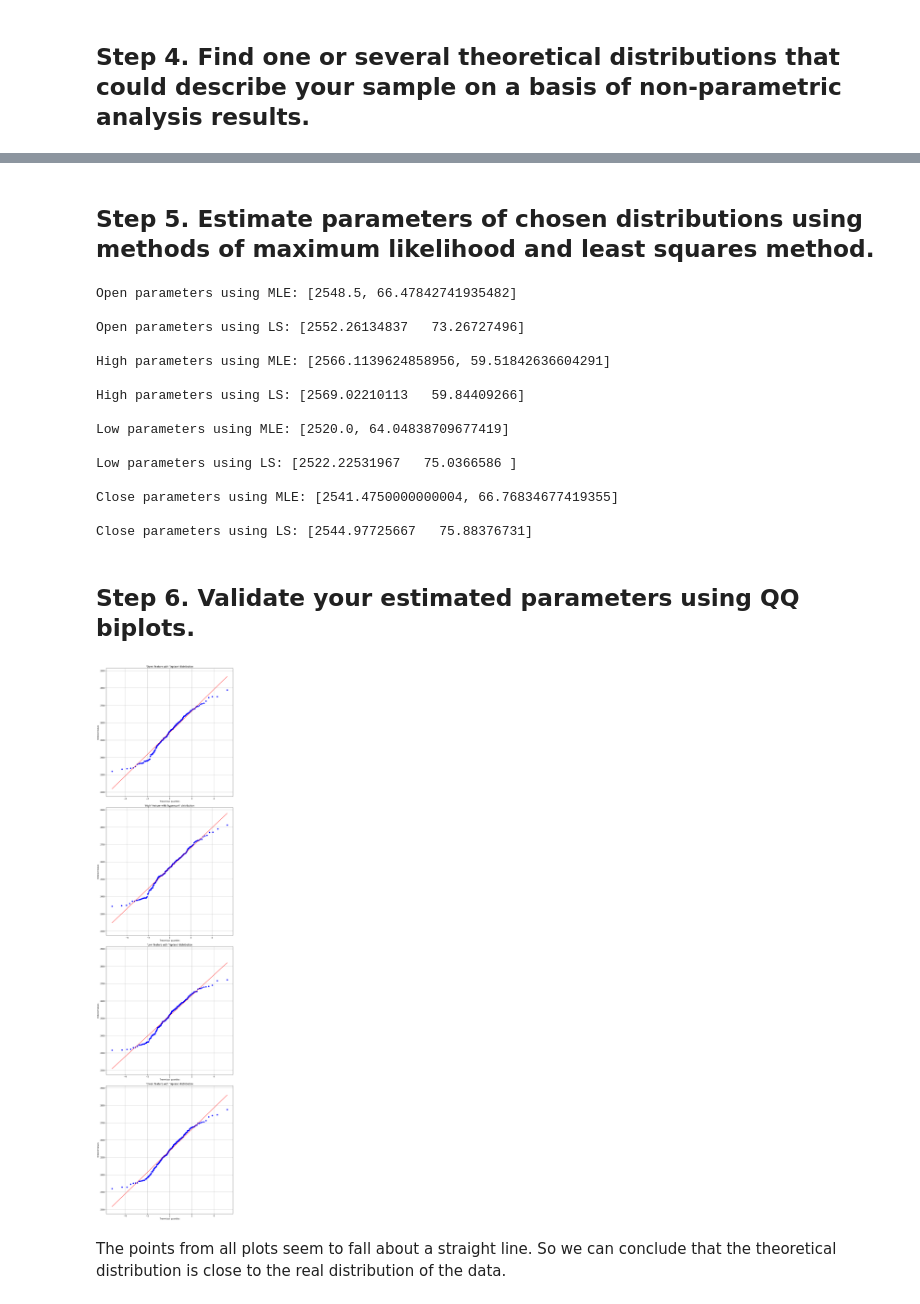
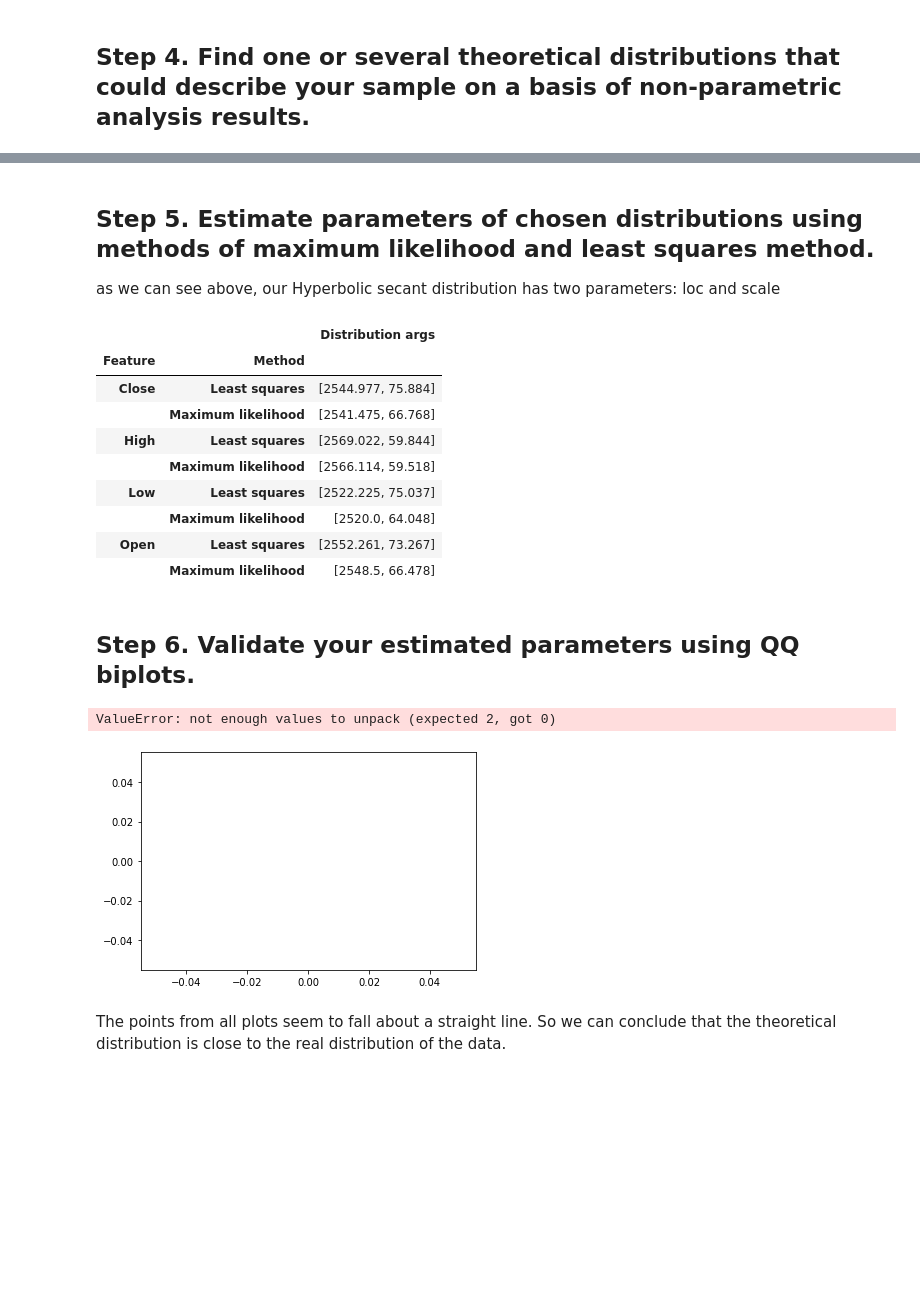
Before and after one commit to semaputnik/multivariate-data-analysis-labs, a Jupyter notebook: Lab_1/code.ipynb, the cells around one changed output, grey strips where cells are left out. Drawn from its saved outputs; the diff is of its cells as text; code cells hidden in the pictures; blank space fills up the shorter version.

```diff
--- a/Lab_1/code.ipynb
+++ b/Lab_1/code.ipynb
@@ -229,8 +288,11 @@ Best distribution for 'Close' feature is 'laplace'
 # %% [markdown]
 ## Step 5. Estimate parameters of chosen distributions using methods of maximum likelihood and least squares method.
+
+as we can see above, our Hyperbolic secant distribution has two parameters: loc and scale
 # %%
 def estimate_params(data, var, distribution):
-    return list(getattr(st, distribution).fit(data[var]))
+    res = list(getattr(st, distribution).fit(data[var]))
+    return [round(i,3) for i in res]
 
 def estimate_params_ls(data, var, distribution, bins=90):
     min_val, max_val = data[var].min(), data[var].max()
@@ -239,54 +301,53 @@ def estimate_params_ls(data, var, distribution, bins=90):
     def f(xdata, loc, scale):
         return getattr(st.distributions, distribution).pdf(xdata, loc=loc, scale=scale)
 
-    p, _ = scipy.optimize.curve_fit(f, xs, dists,
-                                    p0=estimate_params(data, var, distribution),
-                                    maxfev=2000)
-    return p
+    p, _ = curve_fit(f, xs, dists, p0=estimate_params(data, var, distribution), maxfev=2000)
+    return [round(i,3) for i in p]
 # %%
-var_check = {'Open': 'laplace', 'High': 'hypsecant', 'Low': 'laplace', 'Close': 'laplace'}
+features_with_dist = {'Open': 'laplace', 'High': 'hypsecant', 'Low': 'laplace', 'Close': 'laplace'}
+report = pd.DataFrame()
 
-for var, distribution in var_check.items():
-    print(f'{var} parameters using MLE: {estimate_params(df, var, distribution)}\n')
-    print(f'{var} parameters using LS: {estimate_params_ls(df, var, distribution)}\n')
+for var, distribution in features_with_dist.items():
+    res = [[var, 'Maximum likelihood', estimate_params(df, var, distribution)],
+            [var,'Least squares', estimate_params_ls(df, var, distribution)]]
+    report = report.append(res, ignore_index=True)
+
+report.columns = ["Feature", "Method", "Distribution args"]
+report = report.set_index(['Feature', 'Method']).sort_index()
+report
 # %% [output]
-Open parameters using MLE: [2548.5, 66.47842741935482]
-
-Open parameters using LS: [2552.26134837   73.26727496]
-
-High parameters using MLE: [2566.1139624858956, 59.51842636604291]
-
-High parameters using LS: [2569.02210113   59.84409266]
-
-Low parameters using MLE: [2520.0, 64.04838709677419]
-
-Low parameters using LS: [2522.22531967   75.0366586 ]
-
-Close parameters using MLE: [2541.4750000000004, 66.76834677419355]
-
-Close parameters using LS: [2544.97725667   75.88376731]
+|  |  | Distribution args |
+| Feature | Method |  |
+| Close | Least squares | [2544.977, 75.884] |
+|  | Maximum likelihood | [2541.475, 66.768] |
+| High | Least squares | [2569.022, 59.844] |
+|  | Maximum likelihood | [2566.114, 59.518] |
+| Low | Least squares | [2522.225, 75.037] |
+|  | Maximum likelihood | [2520.0, 64.048] |
+| Open | Least squares | [2552.261, 73.267] |
+|  | Maximum likelihood | [2548.5, 66.478] |
 # %% [markdown]
 ## Step 6. Validate your estimated parameters using QQ biplots.
 # %%
-columns = ['Open', 'High', 'Low', 'Close']
-distributions = [laplace, hypsecant, laplace, laplace]
-
-fig, ax = plt.subplots(len(columns), 1, figsize=(10, 10*len(columns)), sharey=True)
-
-for distribution, col, i in zip(distributions, columns, range(0, len(columns))):
+i = 0
+for col, distribution in features_with_dist.items():
     feature = df[col]
 
     percs = np.linspace(0,100,21)
     qn_feature = np.percentile(feature, percs)
     x = np.linspace(np.min(feature), np.max(feature))
-    st.probplot(feature, dist = distribution, plot=ax[i])
-    ax[i].set_title(f"'{col}' feature with '{distribution.name}' distribution")
-    ax[i].grid()
 
-plt.tight_layout()
-plt.show()
+    fig, ax = plt.plot(figsize=(10, 10), sharey=True)
+    st.probplot(feature, dist = getattr(st.distributions, distribution), plot=ax)
+    ax.set_title(f"'{col}' feature with '{distribution}' distribution")
+    ax.grid()
+    i += 1
+
+    plt.tight_layout()
+    plt.show()
 # %% [output]
+ValueError: not enough values to unpack (expected 2, got 0)
-[figure, old version]
+[figure, new version]
 # %% [markdown]
 The points from all plots seem to fall about a straight line. So we can conclude that the theoretical distribution is close to the real distribution of the data.
 # %% [markdown]
```
Also changed, not shown: parts of 17 cells of this notebook.
